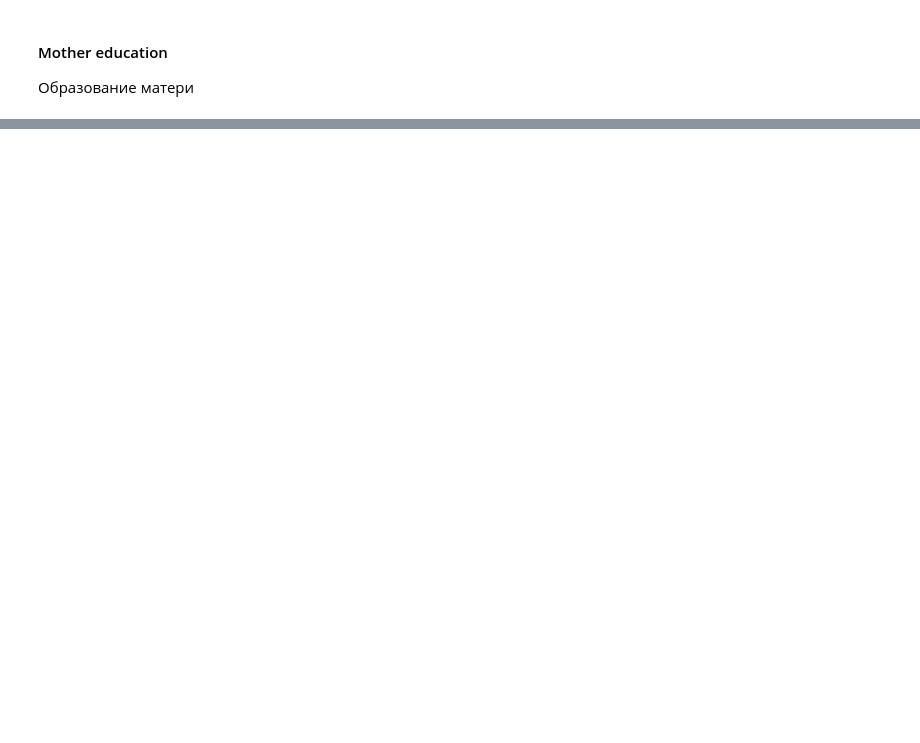
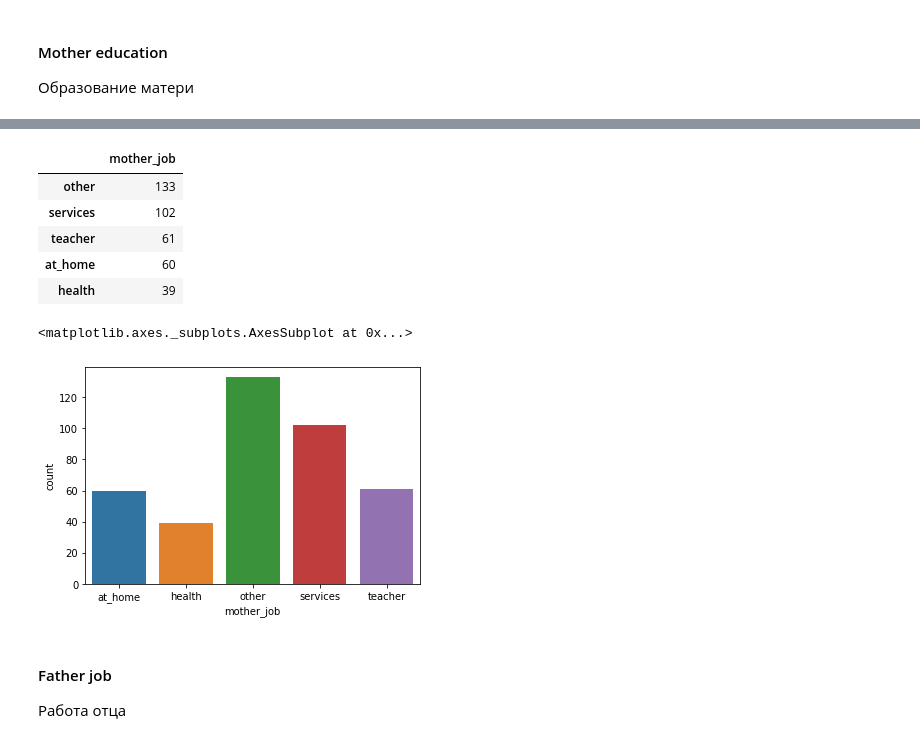
Before and after one commit to gdvnedu/SF, a Jupyter notebook: dst/module_2/project_2/stud_math/stud_math.ipynb, the cells around one changed output, grey strips where cells are left out. Saved outputs shown, nothing was run; the diff lists cells and outputs as text; code cells hidden in the pictures; blank space fills up the shorter version.

```diff
--- a/dst/module_2/project_2/stud_math/stud_math.ipynb
+++ b/dst/module_2/project_2/stud_math/stud_math.ipynb
@@ -282,0 +351,3 @@ display(pd.DataFrame(students.mother_edu.value_counts()))
+# %%
+students.mother_job = students.mother_job.astype(str).apply(lambda x: None if x.strip() == '' else x)
+display(pd.DataFrame(students.mother_job.value_counts()))
@@ -282,0 +362,31 @@ display(pd.DataFrame(students.mother_edu.value_counts()))
+# %%
+def mother_job_handler(row):
+    if row.mother_job == 'nan':
+        if row.mother_edu == 'nan':
+            return 'other'
+        elif row.mother_edu == 4.0:
+                return 'health'
+        elif row.mother_edu == 3.0:
+            return 'teacher'
+        elif row.mother_edu == 2.0:
+            return 'services'
+        else:
+            return 'at_home'
+    else:
+        return row.mother_job
+
+students.mother_job = students.apply(mother_job_handler, axis=1)
+display(pd.DataFrame(students.mother_job.value_counts()))
+sns.countplot(x='mother_job', data=students)
+# %% [output]
+|  | mother_job |
+| other | 133 |
+| services | 102 |
+| teacher | 61 |
+| at_home | 60 |
+| health | 39 |
+<matplotlib.axes._subplots.AxesSubplot at 0x...>
+[figure, added]
+# %% [markdown]
+#### Father job
+Работа отца
```
Also changed, not shown: parts of 23 cells of this notebook.
